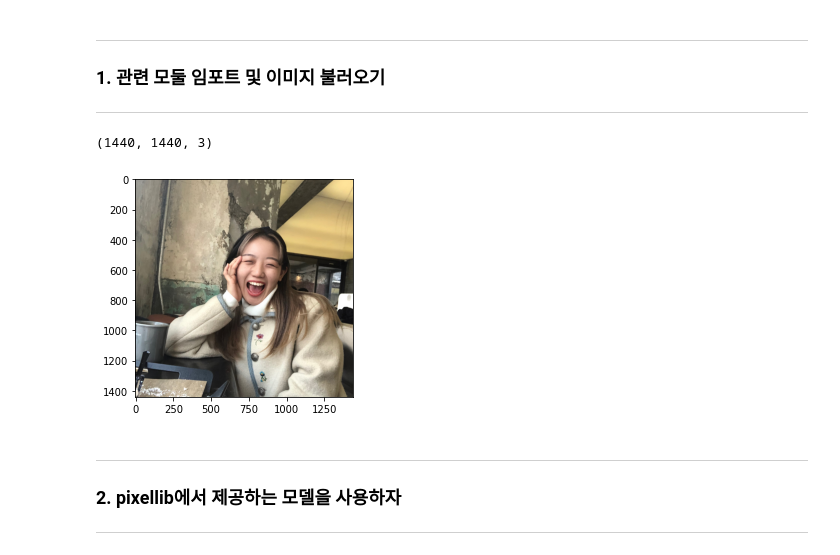
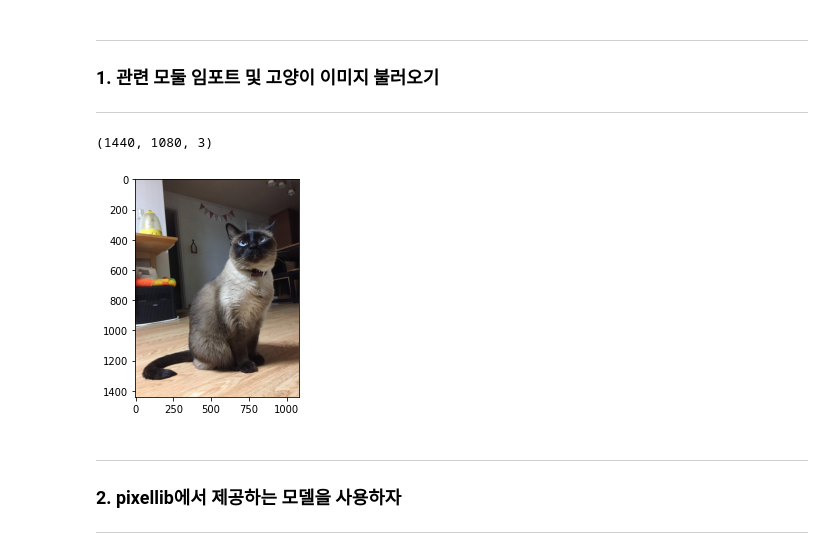
Before and after one commit to yssihn/Aiffel, a Jupyter notebook: exp_07_01.ipynb, the cells around one changed output. Cells and saved outputs as stored; diff of their text form; code cells hidden in the pictures.

```diff
--- a/exp_07_01.ipynb
+++ b/exp_07_01.ipynb
@@ -19,28 +8,28 @@
 ***
 # %% [markdown]
 ***
-### 1. 관련 모둘 임포트 및 이미지 불러오기
+### 1. 관련 모둘 임포트 및 고양이 이미지 불러오기
 
 ***
 # %%
 import os
 import urllib
 import cv2
 import numpy as np
 from pixellib.semantic import semantic_segmentation # 이건 어디서 받지???? https://github.com/ayoolaolafenwa/PixelLib
 from matplotlib import pyplot as plt                # 맥북에서는 conda search로 안나오네... 어찌하지... 다른 방법이 있겠지.
 
 
 # 본인이 선택한 딸의 이미지를 경로에 맞게 바꿔 주세요.
-img_path = os.getenv('HOME')+'/aiffel/human_segmentation/images/my_daughter.jpeg'
+img_path = os.getenv('HOME')+'/aiffel/human_segmentation/images/my_hong.jpeg'
 img_orig = cv2.imread(img_path)
 
 print(img_orig.shape)
 plt.imshow(cv2.cvtColor(img_orig, cv2.COLOR_BGR2RGB))
 plt.show()
 # %% [output]
-(1440, 1440, 3)
+(1440, 1080, 3)
-[figure, old version]
+[figure, new version]
 # %% [markdown]
 ***
 ### 2. pixellib에서 제공하는 모델을 사용하자
```
Also changed, not shown: parts of 11 cells of this notebook.
